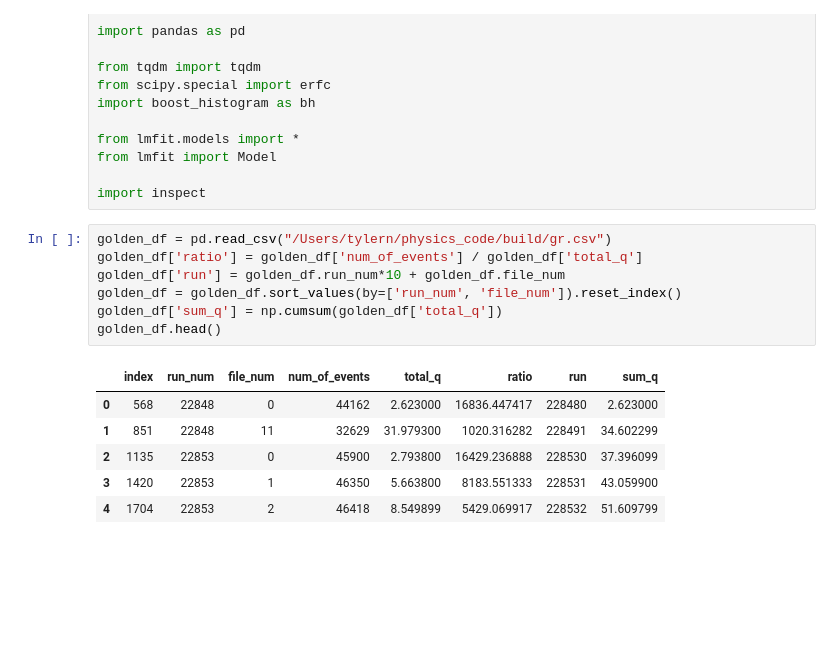
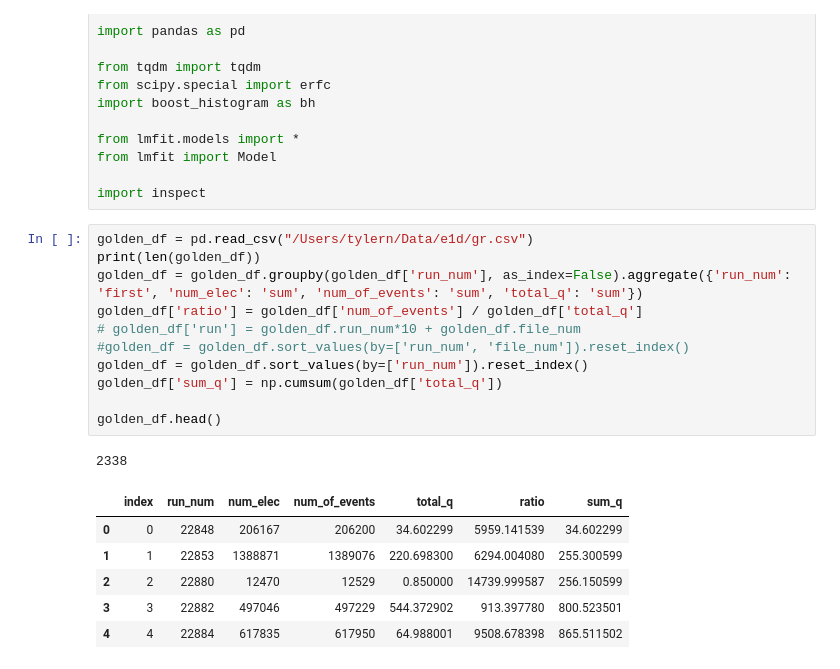
Before and after one commit to tylern4/analysisNotebooks, a Jupyter notebook: golden_run.ipynb, the cells around one changed output. Drawn from its saved outputs; the diff is of its cells as text; blank space fills up the shorter version.

```diff
--- a/golden_run.ipynb
+++ b/golden_run.ipynb
@@ -17,16 +17,21 @@ from lmfit import Model
 
 import inspect
 # %%
-golden_df = pd.read_csv("/Users/tylern/physics_code/build/gr.csv")
+golden_df = pd.read_csv("/Users/tylern/Data/e1d/gr.csv")
+print(len(golden_df))
+golden_df = golden_df.groupby(golden_df['run_num'], as_index=False).aggregate({'run_num': 'first', 'num_elec': 'sum', 'num_of_events': 'sum', 'total_q': 'sum'})
 golden_df['ratio'] = golden_df['num_of_events'] / golden_df['total_q']
-golden_df['run'] = golden_df.run_num*10 + golden_df.file_num
-golden_df = golden_df.sort_values(by=['run_num', 'file_num']).reset_index()
+# golden_df['run'] = golden_df.run_num*10 + golden_df.file_num
+#golden_df = golden_df.sort_values(by=['run_num', 'file_num']).reset_index()
+golden_df = golden_df.sort_values(by=['run_num']).reset_index()
 golden_df['sum_q'] = np.cumsum(golden_df['total_q'])
+
 golden_df.head()
 # %% [output]
+2338
-|  | index | run_num | file_num | num_of_events | total_q | ratio | run | sum_q |
-| 0 | 568 | 22848 | 0 | 44162 | 2.623000 | 16836.447417 | 228480 | 2.623000 |
-| 1 | 851 | 22848 | 11 | 32629 | 31.979300 | 1020.316282 | 228491 | 34.602299 |
-| 2 | 1135 | 22853 | 0 | 45900 | 2.793800 | 16429.236888 | 228530 | 37.396099 |
-| 3 | 1420 | 22853 | 1 | 46350 | 5.663800 | 8183.551333 | 228531 | 43.059900 |
-| 4 | 1704 | 22853 | 2 | 46418 | 8.549899 | 5429.069917 | 228532 | 51.609799 |
+|  | index | run_num | num_elec | num_of_events | total_q | ratio | sum_q |
+| 0 | 0 | 22848 | 206167 | 206200 | 34.602299 | 5959.141539 | 34.602299 |
+| 1 | 1 | 22853 | 1388871 | 1389076 | 220.698300 | 6294.004080 | 255.300599 |
+| 2 | 2 | 22880 | 12470 | 12529 | 0.850000 | 14739.999587 | 256.150599 |
+| 3 | 3 | 22882 | 497046 | 497229 | 544.372902 | 913.397780 | 800.523501 |
+| 4 | 4 | 22884 | 617835 | 617950 | 64.988001 | 9508.678398 | 865.511502 |
```
Also changed, not shown: parts of 13 cells of this notebook, 4 other files.
